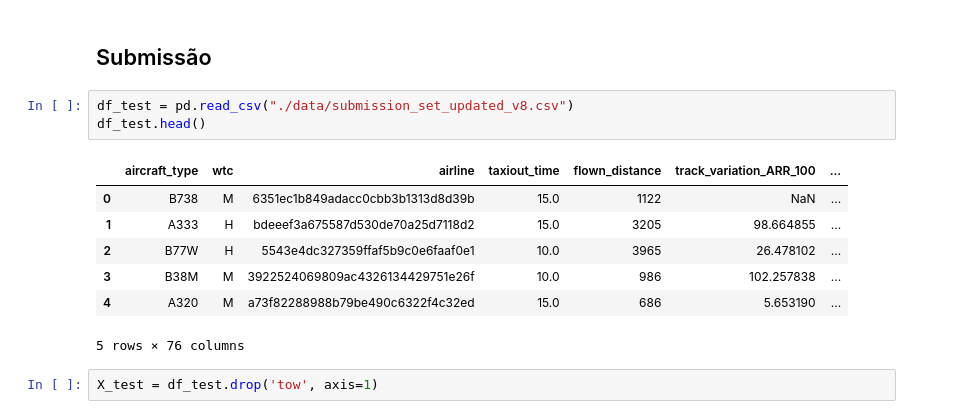
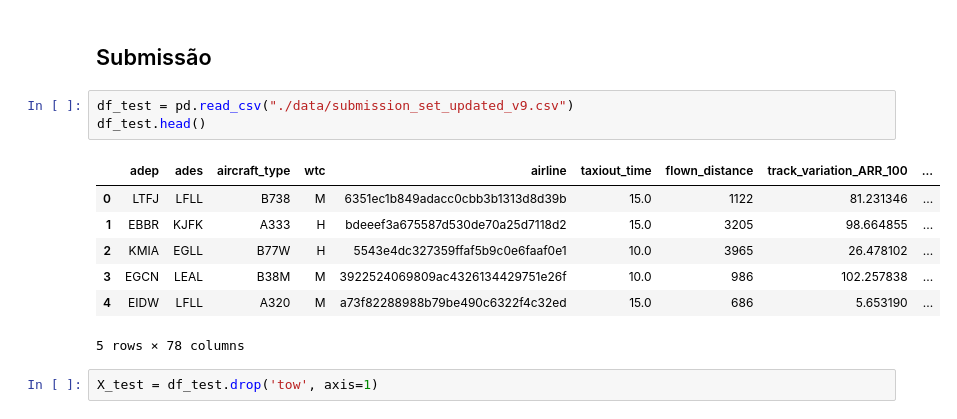
Before and after one commit to PRC-Data-Challenge-2024/team_tiny_rainbow, a Jupyter notebook: catboost.ipynb, the cells around one changed output. Drawn from its saved outputs; the diff is of its cells as text.

```diff
--- a/catboost.ipynb
+++ b/catboost.ipynb
@@ -331,16 +348,16 @@ print('Model validation RMSE: {:.4}'.format(
 # %% [markdown]
 ## Submissão
 # %%
-df_test = pd.read_csv("./data/submission_set_updated_v8.csv")
+df_test = pd.read_csv("./data/submission_set_updated_v9.csv")
 df_test.head()
 # %% [output]
-|  | aircraft_type | wtc | airline | taxiout_time | flown_distance | track_variation_ARR_100 | ... |
-| 0 | B738 | M | 6351ec1b849adacc0cbb3b1313d8d39b | 15.0 | 1122 | NaN | ... |
-| 1 | A333 | H | bdeeef3a675587d530de70a25d7118d2 | 15.0 | 3205 | 98.664855 | ... |
-| 2 | B77W | H | 5543e4dc327359ffaf5b9c0e6faaf0e1 | 10.0 | 3965 | 26.478102 | ... |
-| 3 | B38M | M | 3922524069809ac4326134429751e26f | 10.0 | 986 | 102.257838 | ... |
-| 4 | A320 | M | a73f82288988b79be490c6322f4c32ed | 15.0 | 686 | 5.653190 | ... |
+|  | adep | ades | aircraft_type | wtc | airline | taxiout_time | flown_distance | track_variation_ARR_100 | ... |
+| 0 | LTFJ | LFLL | B738 | M | 6351ec1b849adacc0cbb3b1313d8d39b | 15.0 | 1122 | 81.231346 | ... |
+| 1 | EBBR | KJFK | A333 | H | bdeeef3a675587d530de70a25d7118d2 | 15.0 | 3205 | 98.664855 | ... |
+| 2 | KMIA | EGLL | B77W | H | 5543e4dc327359ffaf5b9c0e6faaf0e1 | 10.0 | 3965 | 26.478102 | ... |
+| 3 | EGCN | LEAL | B38M | M | 3922524069809ac4326134429751e26f | 10.0 | 986 | 102.257838 | ... |
+| 4 | EIDW | LFLL | A320 | M | a73f82288988b79be490c6322f4c32ed | 15.0 | 686 | 5.653190 | ... |
-5 rows × 76 columns
+5 rows × 78 columns
 # %%
 X_test = df_test.drop('tow', axis=1)
 # %%
```
Also changed, not shown: parts of 16 cells of this notebook.
